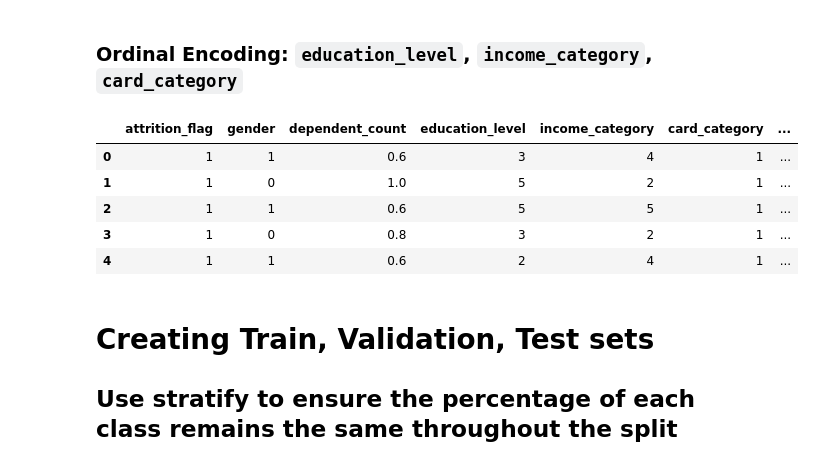
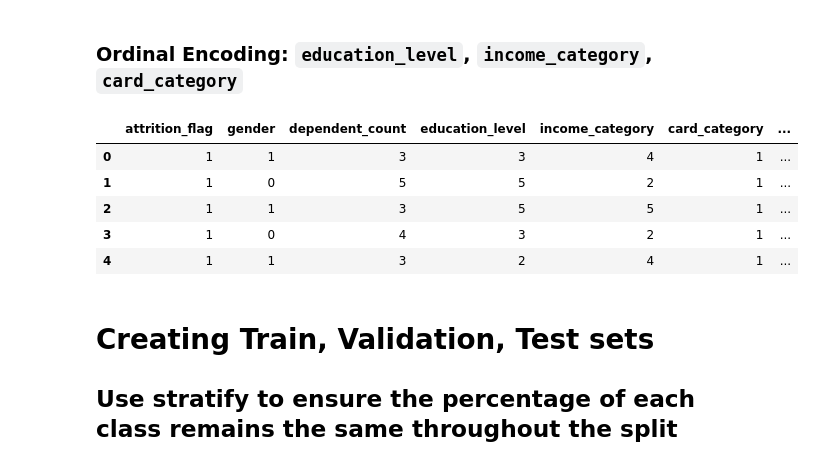
Before and after one commit to jonjonnyjonjon/introml-g2t4, a Jupyter notebook: Data Prep/Data Preparation.ipynb, the cells around one changed output. Drawn from its saved outputs; the diff is of its cells as text; code cells hidden in the pictures.

```diff
--- a/Data Prep/Data Preparation.ipynb
+++ b/Data Prep/Data Preparation.ipynb
@@ -80,3 +69,0 @@ data.corr(method='pearson')[(data.corr() > 0.2) & (data.corr() != 1)]
-# %%
-data_dropped = data.drop(columns=["Customer_Age", "Avg_Open_To_Buy", "Total_Trans_Ct"])
-data_dropped.head()
@@ -92,2 +69,0 @@ data_dropped.head()
-# %%
-data_dropped.columns = ['attrition_flag', 'gender', 'dependent_count', 'education_level', 'marital_status', 'income_category', 'card_category', 'months_on_book', 'total_relationship_count', 'months_inactive_12_month', 'contacts_count_12_month', 'credit_limit', 'total_revolving_bal', 'total_amt_change_q4_q1', 'total_trans_amt', 'total_count_change_q4_q1', 'avg_utilization_ratio']
@@ -224,12 +70,14 @@ data_scaled.head()
 # %% [markdown]
 ### Label Encoding `attrition_flag`, `gender`
 # %%
-label_encoded = pd.get_dummies(data_scaled[["attrition_flag", "gender"]], drop_first=True)
+data_enc = data_dropped
+
+label_encoded = pd.get_dummies(data_enc[["attrition_flag", "gender"]], drop_first=True)
 label_encoded.rename(columns={"attrition_flag_Existing Customer": "attrition_flag", "gender_M": "gender"}, inplace=True)
 
-data_scaled.drop(columns=["attrition_flag", "gender"], inplace=True)
-data_scaled = pd.concat([label_encoded, data_scaled], axis=1)
+data_enc.drop(columns=["attrition_flag", "gender"], inplace=True)
+data_enc = pd.concat([label_encoded, data_enc], axis=1)
 
-data_scaled.head()
+data_enc.head()
 # %% [output]
 |  | attrition_flag | gender | dependent_count | education_level | marital_status | income_category | ... |
@@ -242,19 +90,15 @@ data_scaled.head()
 ### OneHotEncoding `marital_status`
 # %%
 # Might need to find other ways to encode because not very correct way
-onehot_enc = OneHotEncoder()
-reshape = np.array(data_scaled["marital_status"]).reshape(-1, 1)
-values = onehot_enc.fit_transform(reshape).toarray().astype(int)
+onehot_enc = OneHotEncoder(handle_unknown='ignore', sparse=False)
+
+values = onehot_enc.fit_transform(data_enc[["marital_status"]]).astype(int)
 labels = np.array(["divorced", "married", "single", "unknown_marital_status"]).ravel()
 marital_status_df = pd.DataFrame(values, columns=labels)
 
-data_scaled = data_scaled.join(marital_status_df["divorced"])
-data_scaled = data_scaled.join(marital_status_df["married"])
-data_scaled = data_scaled.join(marital_status_df["single"])
-data_scaled = data_scaled.join(marital_status_df["unknown_marital_status"])
+data_enc = pd.concat([data_enc, marital_status_df], axis=1)
+data_enc.drop("marital_status", axis=1, inplace=True)
 
-data_scaled.drop("marital_status", axis=1, inplace=True)
-
-data_scaled.head()
+data_enc.head()
 # %% [output]
 |  | attrition_flag | gender | dependent_count | education_level | income_category | card_category | ... |
@@ -267,22 +111,22 @@ data_scaled.head()
 ### Ordinal Encoding: `education_level`, `income_category`, `card_category`
 # %%
 edu_level_mapper = {"Doctorate": 7, "Post-Graduate": 6, "Graduate": 5, "College": 4, "High School": 3, "Uneducated": 2, "Unknown": 1}
-data_scaled["education_level"] = data_scaled["education_level"].replace(edu_level_mapper)
+data_enc["education_level"] = data_enc["education_level"].replace(edu_level_mapper)
 
 income_cat_mapper = {"$120K +": 6, "$80K - $120K": 5, "$60K - $80K": 4, "$40K - $60K": 3, "Less than $40K": 2, "Unknown": 1}
-data_scaled["income_category"] = data_scaled["income_category"].replace(income_cat_mapper)
+data_enc["income_category"] = data_enc["income_category"].replace(income_cat_mapper)
 
 card_cat_mapper = {"Platinum": 4, "Gold": 3, "Silver": 2, "Blue": 1}
-data_scaled["card_category"] = data_scaled["card_category"].replace(card_cat_mapper)
+data_enc["card_category"] = data_enc["card_category"].replace(card_cat_mapper)
 
-data_scaled.head()
+data_enc.head()
 # %% [output]
 |  | attrition_flag | gender | dependent_count | education_level | income_category | card_category | ... |
-| 0 | 1 | 1 | 0.6 | 3 | 4 | 1 | ... |
-| 1 | 1 | 0 | 1.0 | 5 | 2 | 1 | ... |
-| 2 | 1 | 1 | 0.6 | 5 | 5 | 1 | ... |
-| 3 | 1 | 0 | 0.8 | 3 | 2 | 1 | ... |
-| 4 | 1 | 1 | 0.6 | 2 | 4 | 1 | ... |
+| 0 | 1 | 1 | 3 | 3 | 4 | 1 | ... |
+| 1 | 1 | 0 | 5 | 5 | 2 | 1 | ... |
+| 2 | 1 | 1 | 3 | 5 | 5 | 1 | ... |
+| 3 | 1 | 0 | 4 | 3 | 2 | 1 | ... |
+| 4 | 1 | 1 | 3 | 2 | 4 | 1 | ... |
 # %% [markdown]
 # Creating Train, Validation, Test sets
 
```
Also changed, not shown: parts of 38 cells of this notebook, 6 other files.
